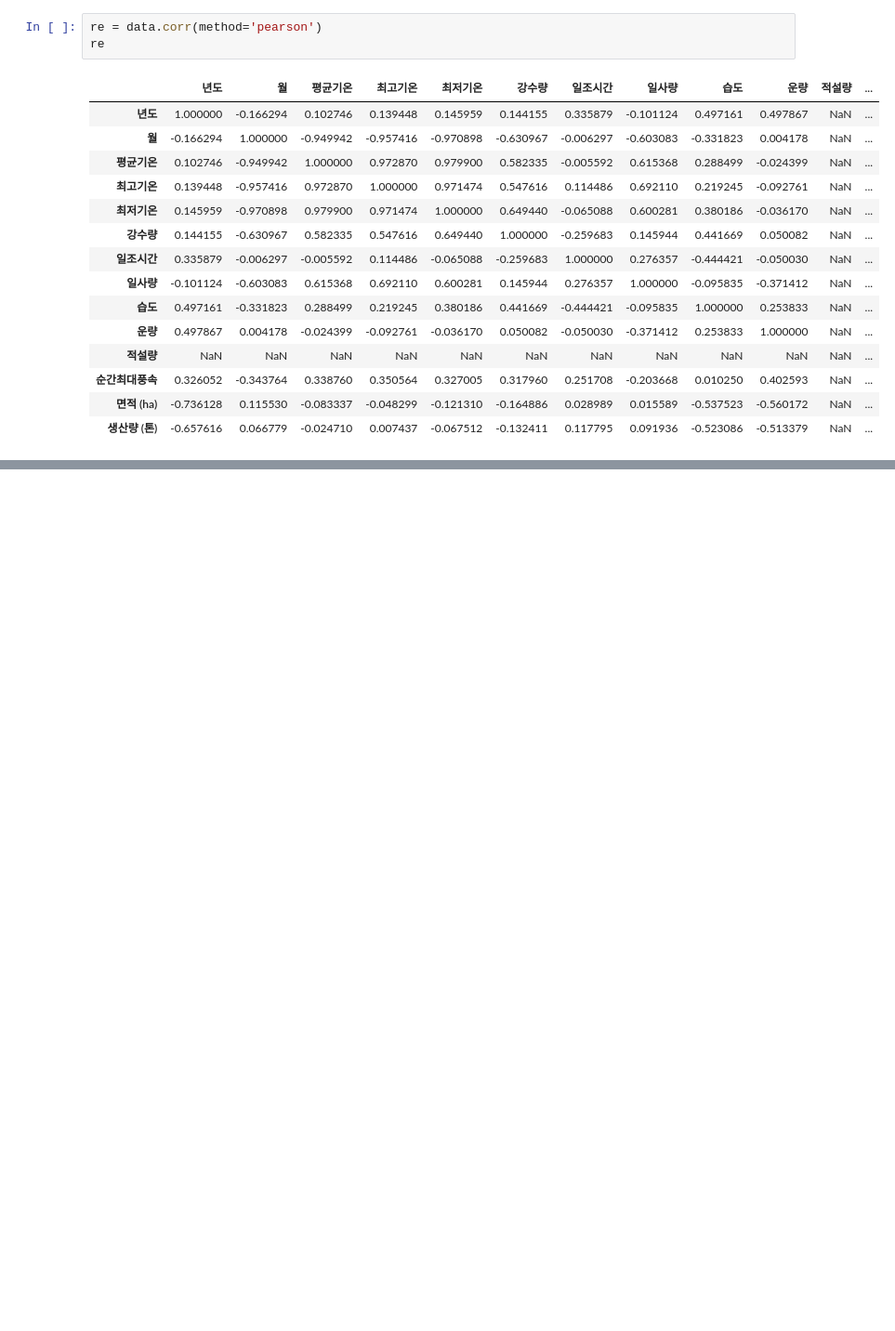
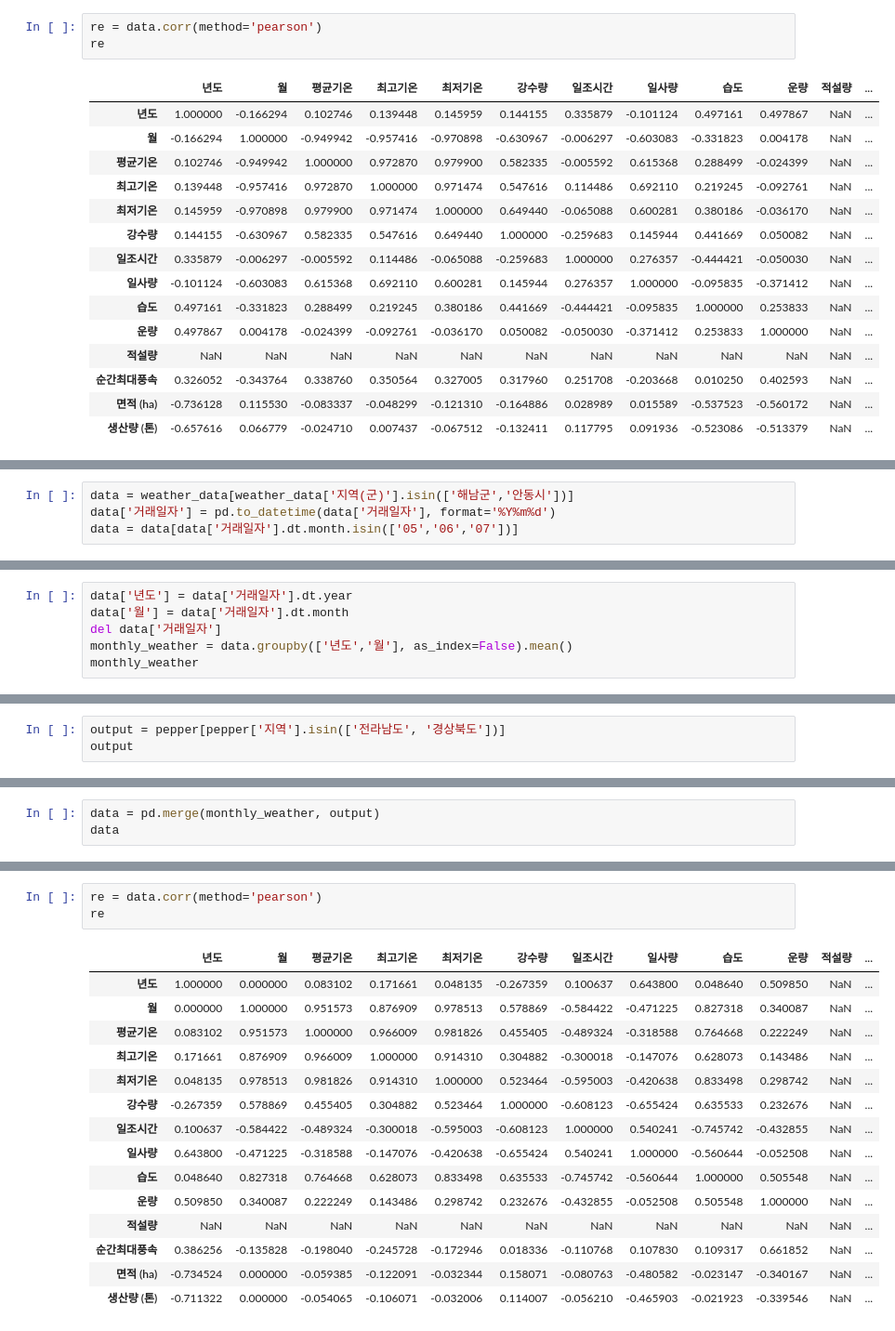
Before and after one commit to Ksejin/MJ_Capstone, a Jupyter notebook: analysis/1_1.ipynb, the cells around one changed output, grey strips where cells are left out. Shown at 93% size. Saved outputs shown, nothing was run; the diff lists cells and outputs as text; blank space fills up the shorter version.

```diff
--- a/analysis/1_1.ipynb
+++ b/analysis/1_1.ipynb
@@ -205,0 +186,4 @@ re
+# %%
+data = weather_data[weather_data['지역(군)'].isin(['해남군','안동시'])]
+data['거래일자'] = pd.to_datetime(data['거래일자'], format='%Y%m%d')
+data = data[data['거래일자'].dt.month.isin(['05','06','07'])]
@@ -205,0 +211,6 @@ re
+# %%
+data['년도'] = data['거래일자'].dt.year
+data['월'] = data['거래일자'].dt.month
+del data['거래일자']
+monthly_weather = data.groupby(['년도','월'], as_index=False).mean()
+monthly_weather
@@ -205,0 +231,3 @@ re
+# %%
+output = pepper[pepper['지역'].isin(['전라남도', '경상북도'])]
+output
@@ -205,0 +252,3 @@ re
+# %%
+data = pd.merge(monthly_weather, output)
+data
@@ -205,0 +269,19 @@ re
+# %%
+re = data.corr(method='pearson')
+re
+# %% [output]
+|  | 년도 | 월 | 평균기온 | 최고기온 | 최저기온 | 강수량 | 일조시간 | 일사량 | 습도 | 운량 | 적설량 | ... |
+| 년도 | 1.000000 | 0.000000 | 0.083102 | 0.171661 | 0.048135 | -0.267359 | 0.100637 | 0.643800 | 0.048640 | 0.509850 | NaN | ... |
+| 월 | 0.000000 | 1.000000 | 0.951573 | 0.876909 | 0.978513 | 0.578869 | -0.584422 | -0.471225 | 0.827318 | 0.340087 | NaN | ... |
+| 평균기온 | 0.083102 | 0.951573 | 1.000000 | 0.966009 | 0.981826 | 0.455405 | -0.489324 | -0.318588 | 0.764668 | 0.222249 | NaN | ... |
+| 최고기온 | 0.171661 | 0.876909 | 0.966009 | 1.000000 | 0.914310 | 0.304882 | -0.300018 | -0.147076 | 0.628073 | 0.143486 | NaN | ... |
+| 최저기온 | 0.048135 | 0.978513 | 0.981826 | 0.914310 | 1.000000 | 0.523464 | -0.595003 | -0.420638 | 0.833498 | 0.298742 | NaN | ... |
+| 강수량 | -0.267359 | 0.578869 | 0.455405 | 0.304882 | 0.523464 | 1.000000 | -0.608123 | -0.655424 | 0.635533 | 0.232676 | NaN | ... |
+| 일조시간 | 0.100637 | -0.584422 | -0.489324 | -0.300018 | -0.595003 | -0.608123 | 1.000000 | 0.540241 | -0.745742 | -0.432855 | NaN | ... |
+| 일사량 | 0.643800 | -0.471225 | -0.318588 | -0.147076 | -0.420638 | -0.655424 | 0.540241 | 1.000000 | -0.560644 | -0.052508 | NaN | ... |
+| 습도 | 0.048640 | 0.827318 | 0.764668 | 0.628073 | 0.833498 | 0.635533 | -0.745742 | -0.560644 | 1.000000 | 0.505548 | NaN | ... |
+| 운량 | 0.509850 | 0.340087 | 0.222249 | 0.143486 | 0.298742 | 0.232676 | -0.432855 | -0.052508 | 0.505548 | 1.000000 | NaN | ... |
+| 적설량 | NaN | NaN | NaN | NaN | NaN | NaN | NaN | NaN | NaN | NaN | NaN | ... |
+| 순간최대풍속 | 0.386256 | -0.135828 | -0.198040 | -0.245728 | -0.172946 | 0.018336 | -0.110768 | 0.107830 | 0.109317 | 0.661852 | NaN | ... |
+| 면적 (ha) | -0.734524 | 0.000000 | -0.059385 | -0.122091 | -0.032344 | 0.158071 | -0.080763 | -0.480582 | -0.023147 | -0.340167 | NaN | ... |
+| 생산량 (톤) | -0.711322 | 0.000000 | -0.054065 | -0.106071 | -0.032006 | 0.114007 | -0.056210 | -0.465903 | -0.021923 | -0.339546 | NaN | ... |
```
Also changed, not shown: parts of 8 cells of this notebook.
